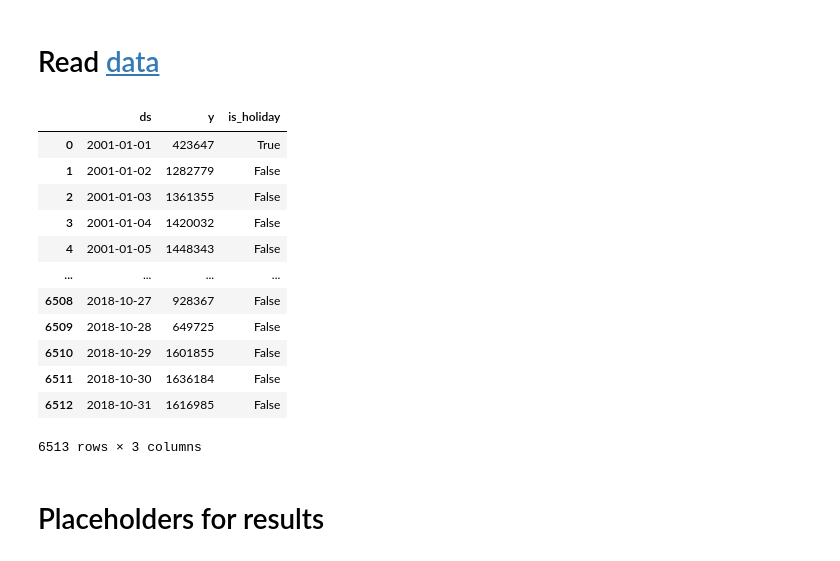
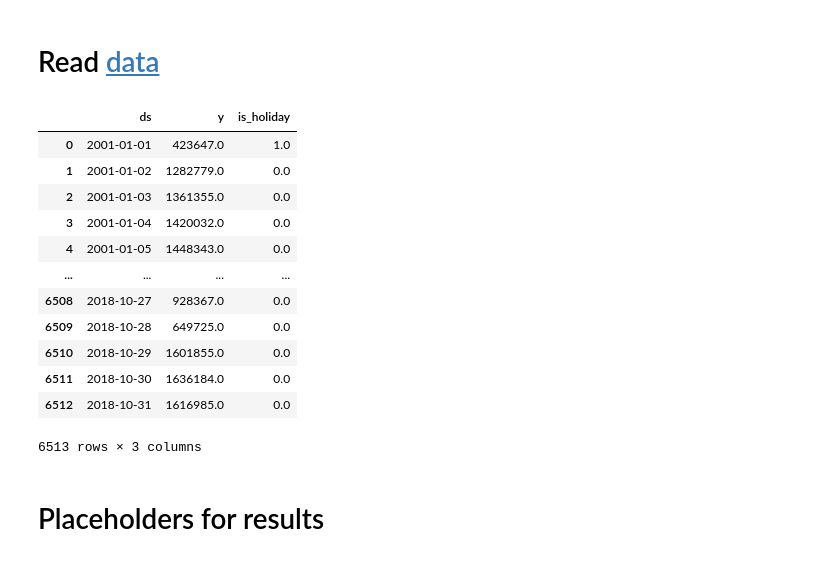
Before and after one commit to jcatankard/arima, a Jupyter notebook: notebooks/model_comparison.ipynb, the cells around one changed output. Cells and saved outputs as stored; diff of their text form; code cells hidden in the pictures.

```diff
--- a/notebooks/model_comparison.ipynb
+++ b/notebooks/model_comparison.ipynb
@@ -50,12 +53,10 @@ FIRST_TEST, LAST_TEST = 2003, 2018
 # %%
 def find_holidays(start_date: date, end_date: date) -> list[date]:
-    """return dictionary with just holiday dates by market"""
     yrs = range(start_date.year, end_date.year + 1)
     return list(country_holidays(country=MARKET, years=yrs).keys())
 
 
-def add_us_holidays(df: pd.DataFrame) -> pd.DataFrame:
-    """return dataframe by date & market with is_holiday column where True for holiday date and false otherwise"""
-    h = find_holidays(df["ds"].min(), df["ds"].max())
-    return df.assign(is_holiday=df["ds"].apply(lambda z: z in h))
+def add_us_holidays(ds: pd.Series) -> NDArray:
+    h = find_holidays(ds.min(), ds.max())
+    return np.where(ds.isin(h), 1.0, 0.0)
 # %%
@@ -142,26 +147,27 @@ def prophet_score(X_train: pd.DataFrame, X_test: pd.DataFrame, y_train: pd.Serie
 # %%
 df = (pd.read_csv("./cta_ridership_totals.csv")
         .assign(ds=lambda x: pd.to_datetime(x["date"]).dt.date,
-                y=lambda x: x["total_rides"]
+                y=lambda x: x["total_rides"].values.astype(np.float64)
                 )
         .sort_values(by="ds", ascending=True)
+        .reset_index(drop=True)
 )
-df = add_us_holidays(df)
+df[HOL_COL] = add_us_holidays(df["ds"])
 df = df[["ds", "y", HOL_COL]]
 display(df)
 # %% [output]
 |  | ds | y | is_holiday |
-| 0 | 2001-01-01 | 423647 | True |
-| 1 | 2001-01-02 | 1282779 | False |
-| 2 | 2001-01-03 | 1361355 | False |
-| 3 | 2001-01-04 | 1420032 | False |
-| 4 | 2001-01-05 | 1448343 | False |
+| 0 | 2001-01-01 | 423647.0 | 1.0 |
+| 1 | 2001-01-02 | 1282779.0 | 0.0 |
+| 2 | 2001-01-03 | 1361355.0 | 0.0 |
+| 3 | 2001-01-04 | 1420032.0 | 0.0 |
+| 4 | 2001-01-05 | 1448343.0 | 0.0 |
 | ... | ... | ... | ... |
-| 6508 | 2018-10-27 | 928367 | False |
-| 6509 | 2018-10-28 | 649725 | False |
-| 6510 | 2018-10-29 | 1601855 | False |
-| 6511 | 2018-10-30 | 1636184 | False |
-| 6512 | 2018-10-31 | 1616985 | False |
+| 6508 | 2018-10-27 | 928367.0 | 0.0 |
+| 6509 | 2018-10-28 | 649725.0 | 0.0 |
+| 6510 | 2018-10-29 | 1601855.0 | 0.0 |
+| 6511 | 2018-10-30 | 1636184.0 | 0.0 |
+| 6512 | 2018-10-31 | 1616985.0 | 0.0 |
 6513 rows × 3 columns
 # %%
 fig = go.Figure()
```
Also changed, not shown: parts of 18 cells of this notebook.
